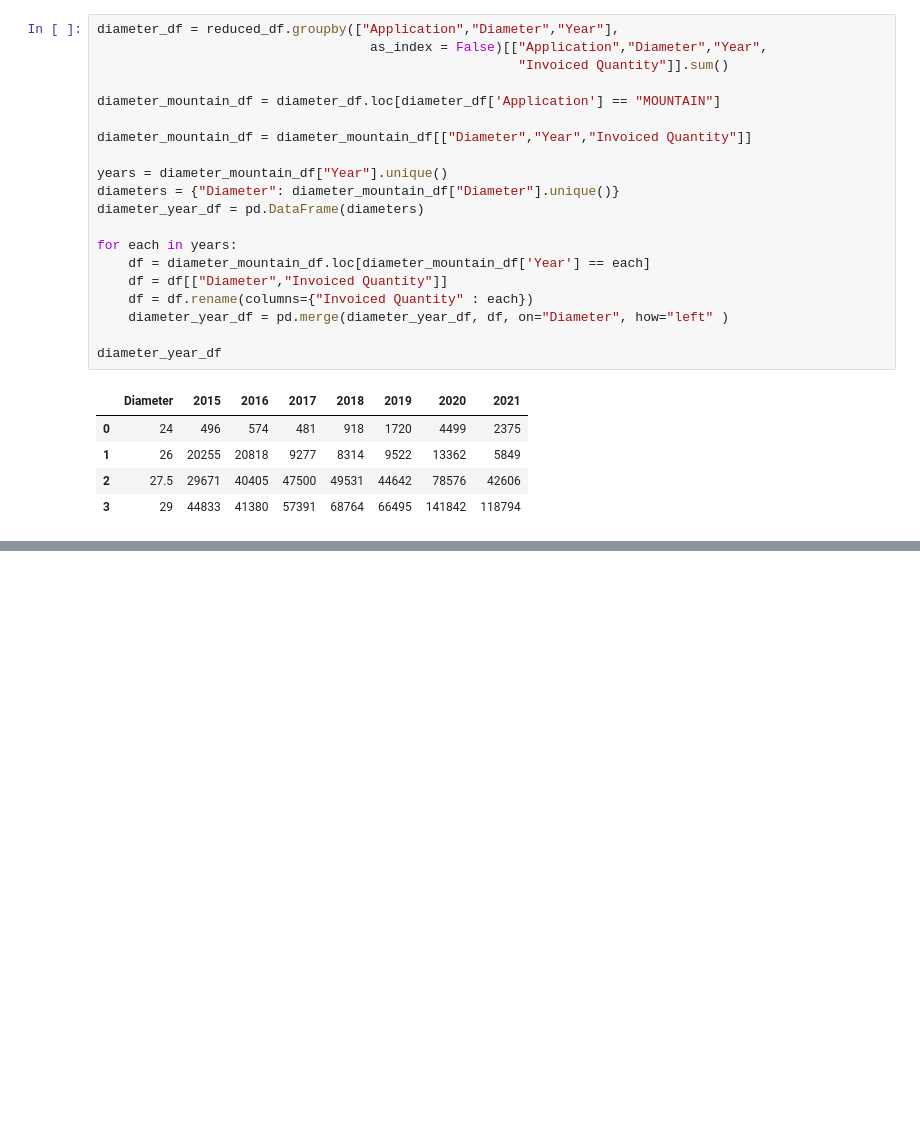
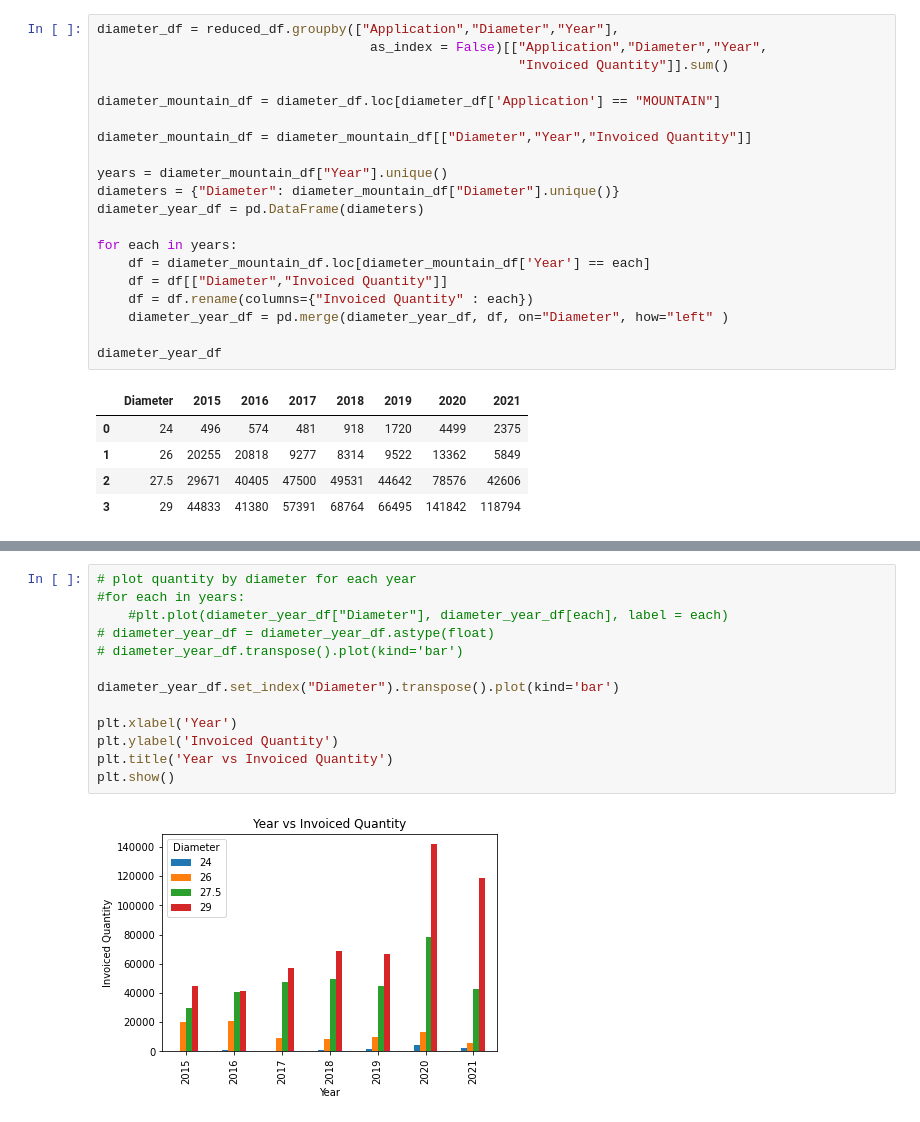
Before and after one commit to 2Delta/GT-Coding-Boot-Camp_Project-1, a Jupyter notebook: Project_01_BicycleSales_01.ipynb, the cells around one changed output, grey strips where cells are left out. Cells and saved outputs as stored; diff of their text form; blank space fills up the shorter version.

```diff
--- a/Project_01_BicycleSales_01.ipynb
+++ b/Project_01_BicycleSales_01.ipynb
@@ -312,0 +231,15 @@ plt.show()
+# %%
+# plot quantity by diameter for each year
+#for each in years:
+    #plt.plot(diameter_year_df["Diameter"], diameter_year_df[each], label = each)
+# diameter_year_df = diameter_year_df.astype(float)
+# diameter_year_df.transpose().plot(kind='bar')
+
+diameter_year_df.set_index("Diameter").transpose().plot(kind='bar')
+
+plt.xlabel('Year')
+plt.ylabel('Invoiced Quantity')
+plt.title('Year vs Invoiced Quantity')
+plt.show()
+# %% [output]
+[figure, added]
```
Also changed, not shown: parts of 6 cells of this notebook.
